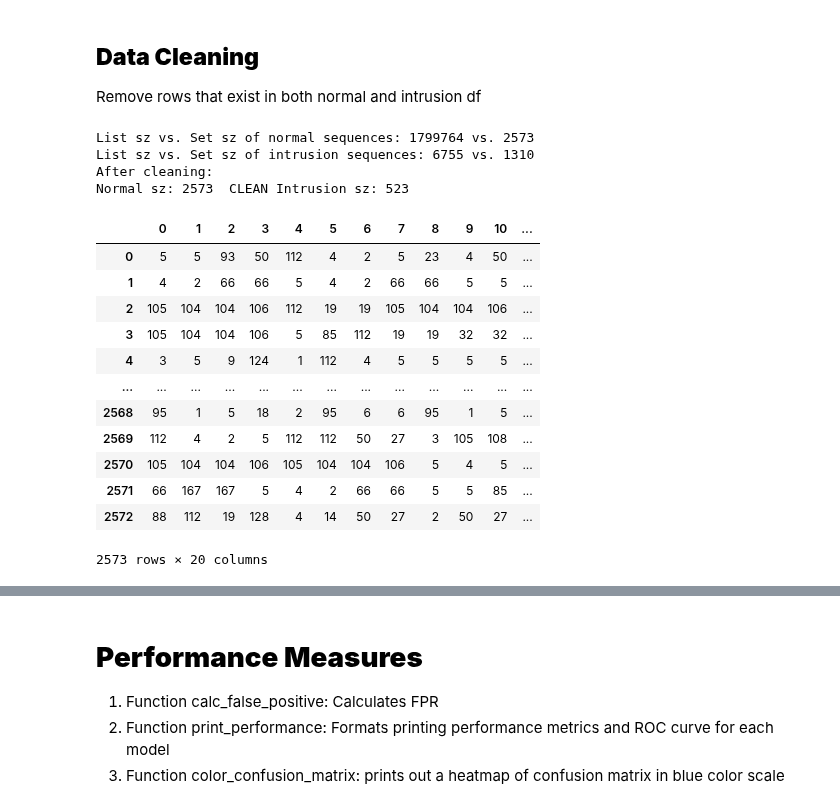
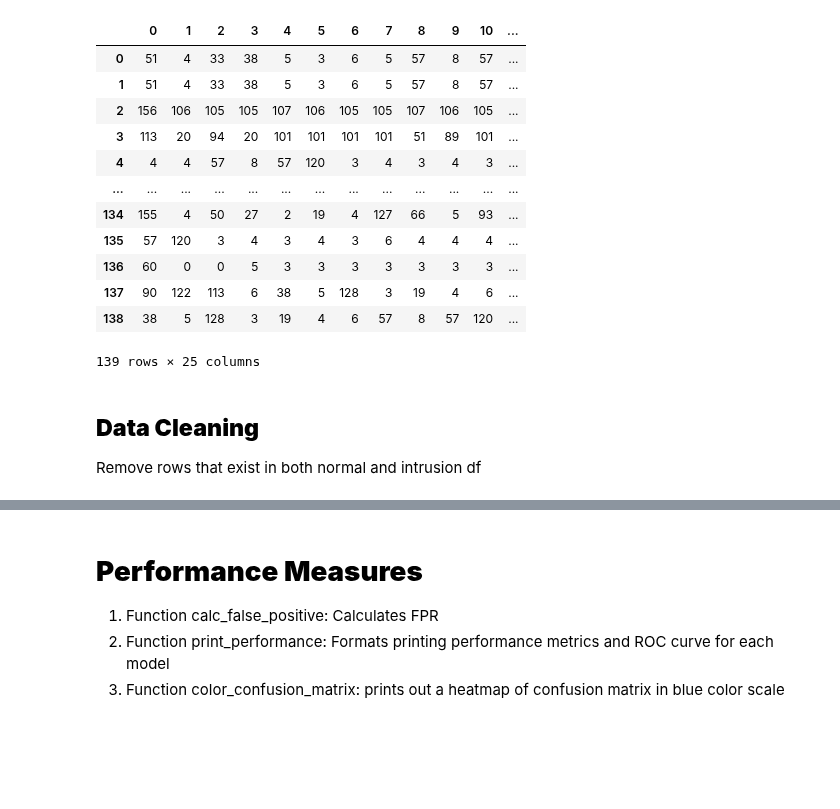
Before and after one commit to NganTran-0017/HIDS, a Jupyter notebook: DL_Models_HIDS.ipynb, the cells around one changed output, grey strips where cells are left out. Cells and saved outputs as stored; diff of their text form; code cells hidden in the pictures; blank space fills up the shorter version.

```diff
--- a/DL_Models_HIDS.ipynb
+++ b/DL_Models_HIDS.ipynb
@@ -339,11 +62,43 @@ Start tokenizing system calls into 6-grams
+# %%
+# Read in data
+x_train = pd.read_csv('train.csv', header = 0)
+test_clean = pd.read_csv('test_clean.csv', header = 0)
+test_unclean = pd.read_csv('test_unclean.csv', header = 0)
+# %%
+
+# Separate data and label
+y_train = x_train['Label']
+x_train.drop(columns='Label', inplace=True)
+
+y_test_clean = test_clean['Label']
+test_clean.drop(columns = 'Label', inplace=True)
+
+y_test_unclean = test_unclean['Label']
+test_unclean.drop(columns ='Label', inplace=True)
+# %%
+test_unclean
+# %% [output]
+|  | 0 | 1 | 2 | 3 | 4 | 5 | 6 | 7 | 8 | 9 | 10 | ... |
+| 0 | 51 | 4 | 33 | 38 | 5 | 3 | 6 | 5 | 57 | 8 | 57 | ... |
+| 1 | 51 | 4 | 33 | 38 | 5 | 3 | 6 | 5 | 57 | 8 | 57 | ... |
+| 2 | 156 | 106 | 105 | 105 | 107 | 106 | 105 | 105 | 107 | 106 | 105 | ... |
+| 3 | 113 | 20 | 94 | 20 | 101 | 101 | 101 | 101 | 51 | 89 | 101 | ... |
+| 4 | 4 | 4 | 57 | 8 | 57 | 120 | 3 | 4 | 3 | 4 | 3 | ... |
+| ... | ... | ... | ... | ... | ... | ... | ... | ... | ... | ... | ... | ... |
+| 134 | 155 | 4 | 50 | 27 | 2 | 19 | 4 | 127 | 66 | 5 | 93 | ... |
+| 135 | 57 | 120 | 3 | 4 | 3 | 4 | 3 | 6 | 4 | 4 | 4 | ... |
+| 136 | 60 | 0 | 0 | 5 | 3 | 3 | 3 | 3 | 3 | 3 | 3 | ... |
+| 137 | 90 | 122 | 113 | 6 | 38 | 5 | 128 | 3 | 19 | 4 | 6 | ... |
+| 138 | 38 | 5 | 128 | 3 | 19 | 4 | 6 | 57 | 8 | 57 | 120 | ... |
+139 rows × 25 columns
 # %% [markdown]
  ## **Data Cleaning**
  Remove rows that exist in both normal and intrusion df
 # %%
 ## Get % of duplicates in both datasets
 
-def clean_data (normal, intrusion):
-  # Convert normal df to set, and intrusion df to set
+# Convert normal df to set, and intrusion df to set
+def clean_data(normal, intrusion):
   normal_list = normal.values.tolist()
   intrusion_list = intrusion.values.tolist()
   normal_set = set(tuple(i) for i in normal_list)
@@ -351,44 +106,27 @@ def clean_data (normal, intrusion):
   print('List sz vs. Set sz of normal sequences: %d vs. %d'% (len(normal_list),len(normal_set)) )
   print('List sz vs. Set sz of intrusion sequences: %d vs. %d'% (len(intrusion_list),len(intrusion_set)) )
 
-  # Only remove intrusion sequences that exist in normal set because these sequences are just general actions which should not be labelled intrusion
+  normal_dupplication = (len(normal_list) - len(normal_set)) /len(normal_list)*100
+  intrusion_duplication = (len(intrusion_list)-len(intrusion_set))/len(intrusion_list) * 100
+
+  print('Duplication Rate in Normal Class: %.3f%%'% normal_dupplication )
+  print('Duplication Rate in Intrusion Class: %.3f%%'% intrusion_duplication)
+
   c_intrusion = intrusion_set - normal_set
+  overlap_rate =  len(normal_set.intersection(intrusion_set)) / len(normal_set.union(intrusion_set)) * 100
+  print('Overlap rate: %.3f%%' % overlap_rate)
+
   #c_normal = normal_set - intrusion_set
-  if len(c_intrusion) == 0 and len(c_normal) == 0:
+  if len(c_intrusion) == 0:
     print(DATA+' No Duplication!')
   if len(c_intrusion) > 0:
     intrusion = pd.DataFrame(c_intrusion)
   else:
     intrusion = pd.DataFrame(intrusion_set)
-
   #if len(c_normal) > 0:
   #  normal = pd.DataFrame(c_normal)
   #else:
   normal = pd.DataFrame(normal_set)
 
-  print('After cleaning: \nNormal sz:', len(normal), ' CLEAN Intrusion sz:', len(c_intrusion) )
+  print('After cleaning: \nNormal sz:', len(normal), ' Intrusion sz:', len(c_intrusion) )
   return normal, intrusion
-
-if CLEAN:
-  normal, intrusion = clean_data(normal, intrusion)
-# %% [output]
-List sz vs. Set sz of normal sequences: 1799764 vs. 2573
-List sz vs. Set sz of intrusion sequences: 6755 vs. 1310
-After cleaning:
-Normal sz: 2573  CLEAN Intrusion sz: 523
-# %%
-normal
-# %% [output]
-|  | 0 | 1 | 2 | 3 | 4 | 5 | 6 | 7 | 8 | 9 | 10 | ... |
-| 0 | 5 | 5 | 93 | 50 | 112 | 4 | 2 | 5 | 23 | 4 | 50 | ... |
-| 1 | 4 | 2 | 66 | 66 | 5 | 4 | 2 | 66 | 66 | 5 | 5 | ... |
-| 2 | 105 | 104 | 104 | 106 | 112 | 19 | 19 | 105 | 104 | 104 | 106 | ... |
-| 3 | 105 | 104 | 104 | 106 | 5 | 85 | 112 | 19 | 19 | 32 | 32 | ... |
-| 4 | 3 | 5 | 9 | 124 | 1 | 112 | 4 | 5 | 5 | 5 | 5 | ... |
-| ... | ... | ... | ... | ... | ... | ... | ... | ... | ... | ... | ... | ... |
-| 2568 | 95 | 1 | 5 | 18 | 2 | 95 | 6 | 6 | 95 | 1 | 5 | ... |
-| 2569 | 112 | 4 | 2 | 5 | 112 | 112 | 50 | 27 | 3 | 105 | 108 | ... |
-| 2570 | 105 | 104 | 104 | 106 | 105 | 104 | 104 | 106 | 5 | 4 | 5 | ... |
-| 2571 | 66 | 167 | 167 | 5 | 4 | 2 | 66 | 66 | 5 | 5 | 85 | ... |
-| 2572 | 88 | 112 | 19 | 128 | 4 | 14 | 50 | 27 | 2 | 50 | 27 | ... |
-2573 rows × 20 columns
```
Also changed, not shown: parts of 61 cells of this notebook.
